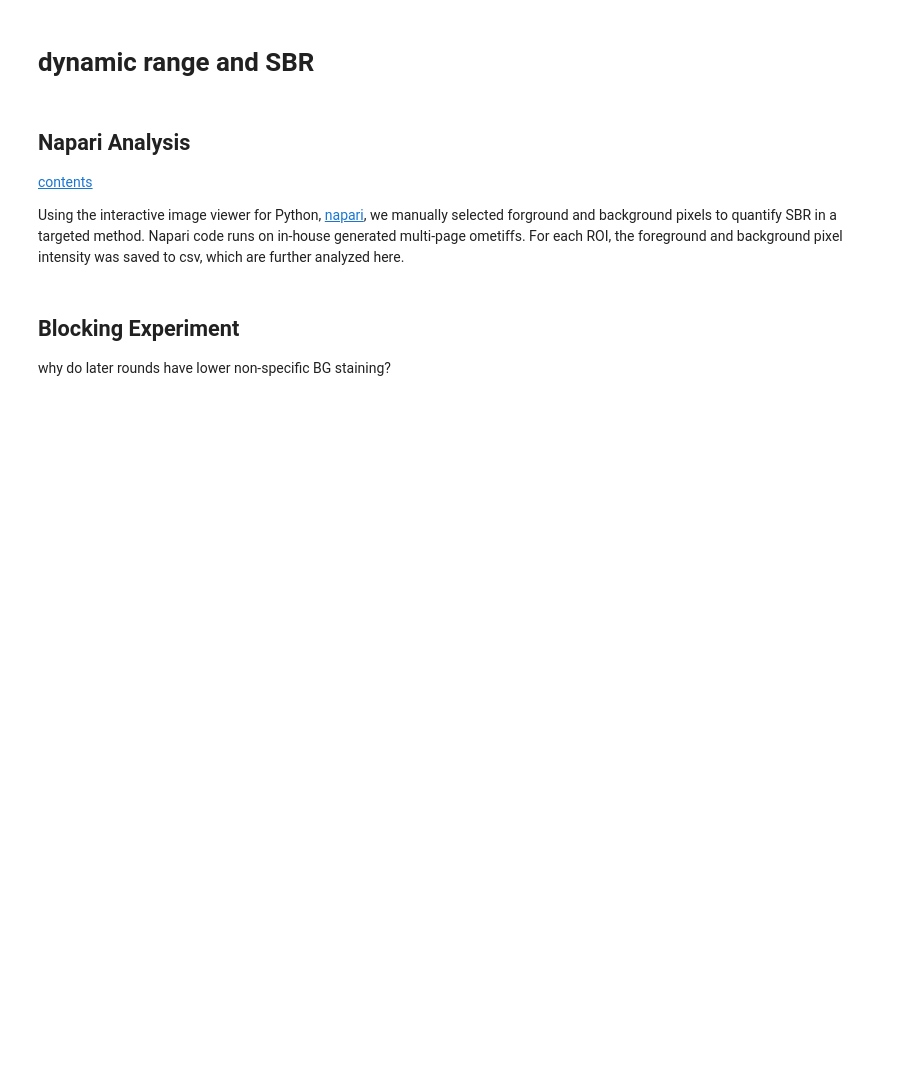
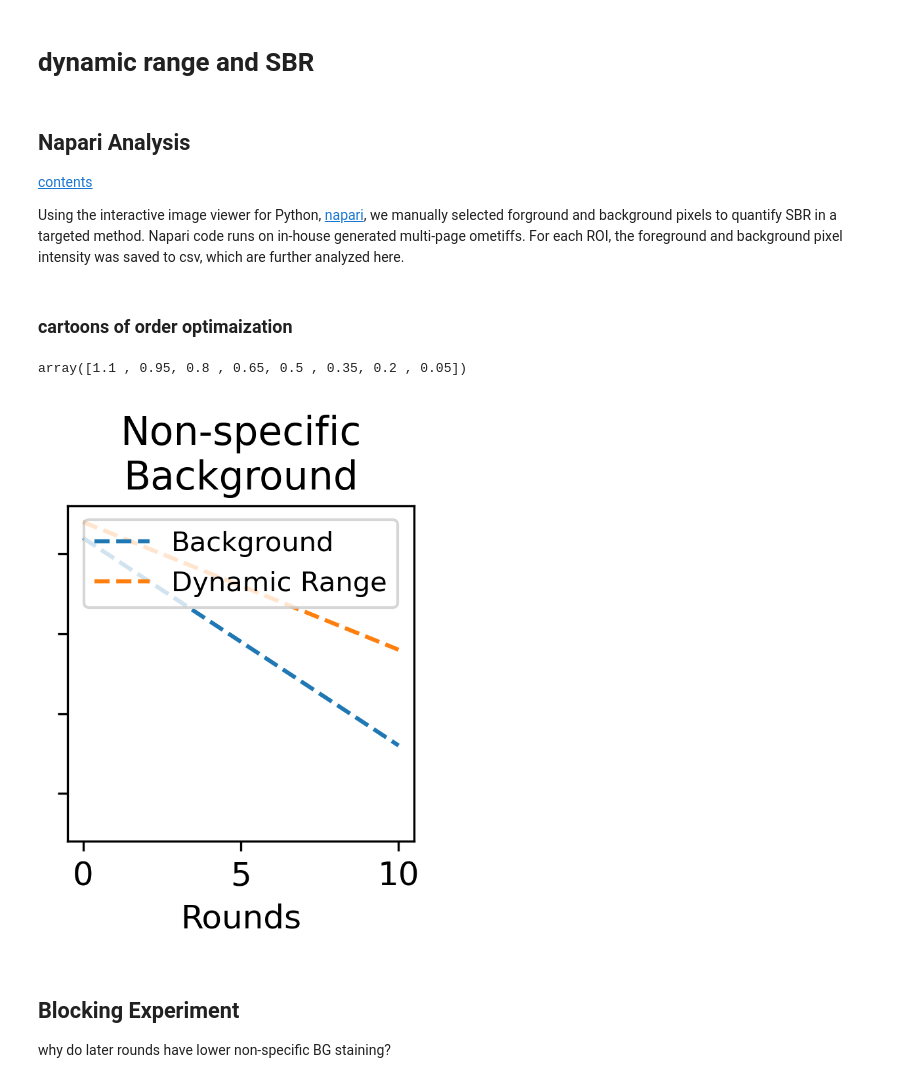
Before and after one commit to engjen/cycIF_Validation, a Jupyter notebook: OrderOptimization_K154vsK175.ipynb, the cells around one changed output. Drawn from its saved outputs; the diff is of its cells as text; code cells hidden in the pictures; blank space fills up the shorter version.

```diff
--- a/OrderOptimization_K154vsK175.ipynb
+++ b/OrderOptimization_K154vsK175.ipynb
@@ -558,3 +560,22 @@ for s_marker in ['CD8','CD45','PD1','CK8']:
     ax.set_title(f'{s_marker} \n p = {pvalue:.2}')
     plt.tight_layout()
     fig.savefig(f'./Figures/cmIF_Optimized_{s_marker}_SBR.png')
+# %% [markdown]
+### cartoons of order optimaization
+# %%
+np.arange(1.1,0,step = -.15)[0:11]
+# %% [output]
+array([1.1 , 0.95, 0.8 , 0.65, 0.5 , 0.35, 0.2 , 0.05])
+# %%
+fig,ax = plt.subplots(figsize=(2.2,3),dpi=300)
+df = pd.DataFrame(index=range(11),data=np.arange(1.1,-1,step = -.13)[0:11],columns=['Background'])
+df['Dynamic Range'] = np.arange(1.2,0,step = -.08)[0:11]
+df.plot(ax=ax,linestyle='--')
+ax.set_yticklabels([])
+ax.set_xlabel('Rounds')
+ax.set_ylim(-.8,1.3)
+ax.legend(loc='upper center',fontsize=10)
+ax.set_title('Non-specific\nBackground')
+plt.tight_layout()
+# %% [output]
+[figure, added]
```
Also changed, not shown: parts of 6 cells of this notebook, 5 other files.
